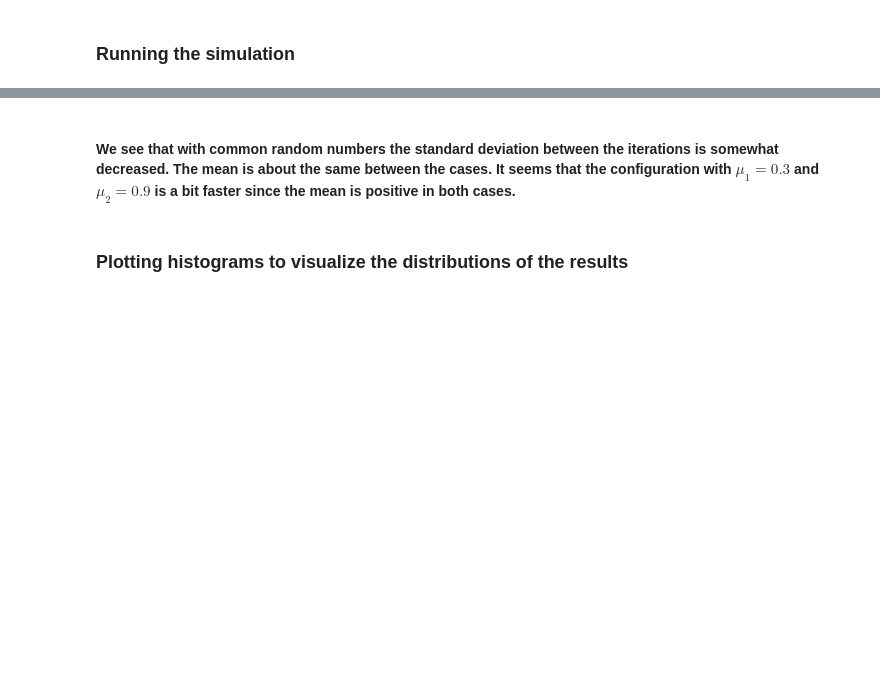
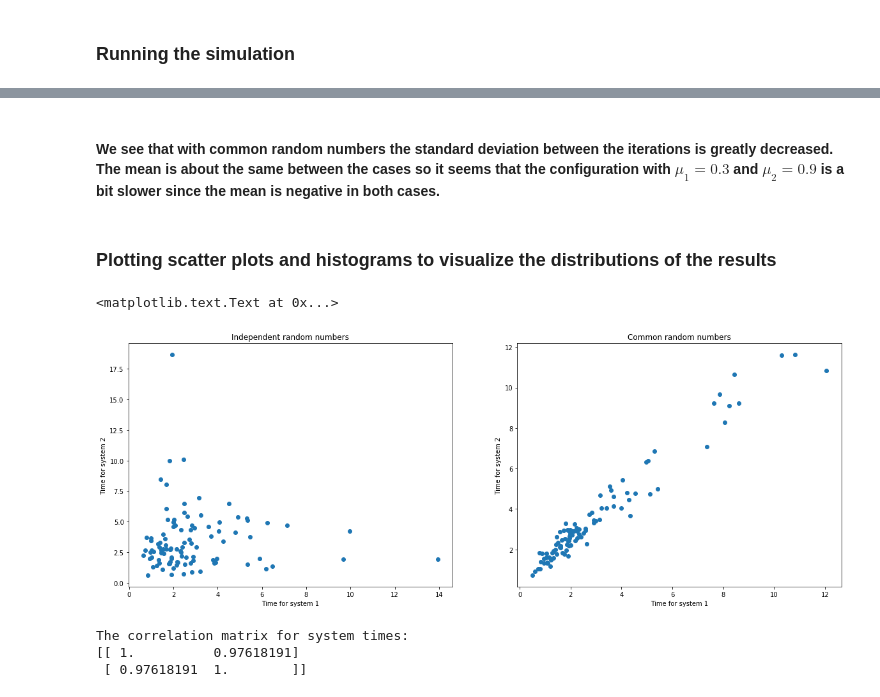
Before and after one commit to Stippos/Simulation, a Jupyter notebook: Viikko3/CRN.ipynb, the cells around one changed output, grey strips where cells are left out. Saved outputs shown, nothing was run; the diff lists cells and outputs as text; code cells hidden in the pictures; blank space fills up the shorter version.

```diff
--- a/Viikko3/CRN.ipynb
+++ b/Viikko3/CRN.ipynb
@@ -134,4 +136,26 @@ Standard deviation with CRN: 4.5040829061
 # %% [markdown]
-#### We see that with common random numbers the standard deviation between the iterations is somewhat decreased. The mean is about the same between the cases. It seems that the configuration with $\mu_1 = 0.3$ and $\mu_2 = 0.9$ is a bit faster since the mean is positive in both cases.
+#### We see that with common random numbers the standard deviation between the iterations is greatly decreased. The mean is about the same between the cases so it seems that the configuration with $\mu_1 = 0.3$ and $\mu_2 = 0.9$ is a bit slower since the mean is negative in both cases.
 # %% [markdown]
-### Plotting histograms to visualize the distributions of the results
+### Plotting scatter plots and histograms to visualize the distributions of the results
+# %%
+plt.figure(1, (20,7))
+plt.subplot(121)
+plt.scatter(times1, times2)
+plt.xlabel("Time for system 1")
+plt.ylabel("Time for system 2")
+plt.title("Independent random numbers")
+plt.subplot(122)
+plt.scatter(CRN_times1, CRN_times2)
+plt.xlabel("Time for system 1")
+plt.ylabel("Time for system 2")
+plt.title("Common random numbers")
+# %% [output]
+<matplotlib.text.Text at 0x...>
+[figure, added]
+# %%
+print("The correlation matrix for system times:")
+print(np.corrcoef(CRN_times1, CRN_times2))
+# %% [output]
+The correlation matrix for system times:
+[[ 1.          0.97618191]
+ [ 0.97618191  1.        ]]
```
Also changed, not shown: parts of 8 cells of this notebook, 5 other files.
